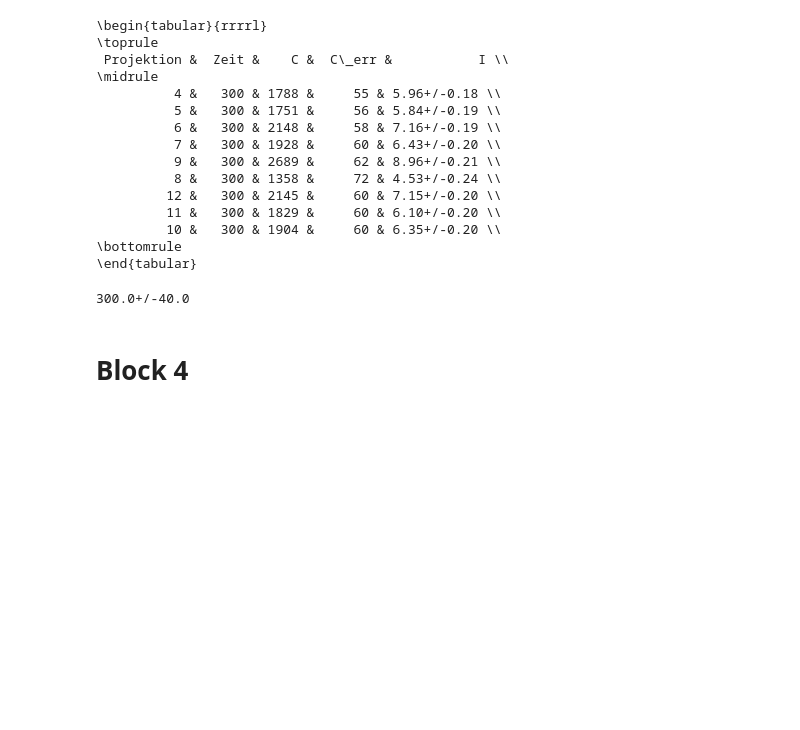
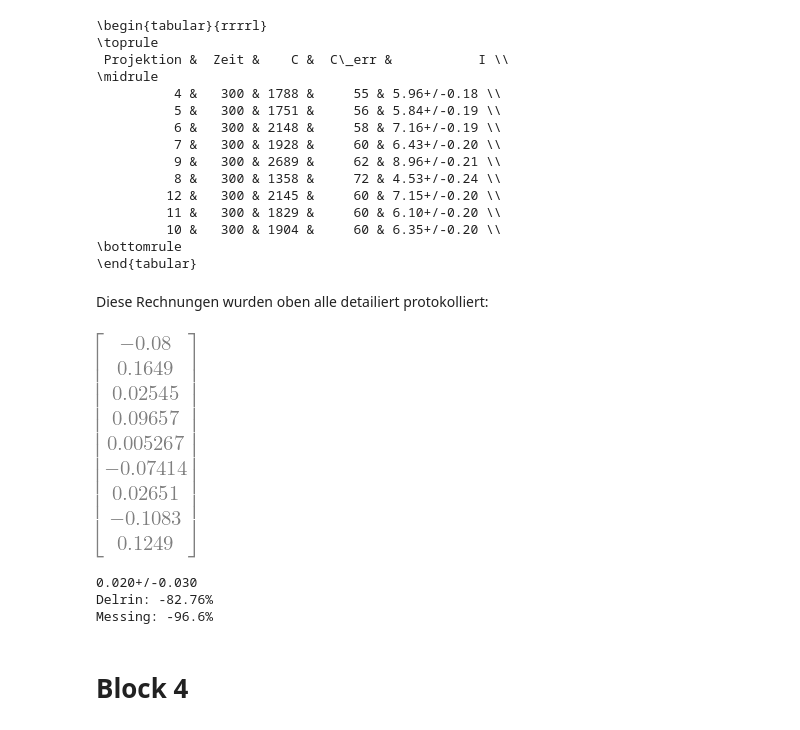
Before and after one commit to Ballasch/V14, a Jupyter notebook: Code.ipynb, the cells around one changed output. Cells and saved outputs as stored; diff of their text form; code cells hidden in the pictures; blank space fills up the shorter version.

```diff
--- a/Code.ipynb
+++ b/Code.ipynb
@@ -376,10 +376,46 @@ print(df.to_latex(index=False))
          10 &   300 & 1904 &     60 & 6.35+/-0.20 \\
 \bottomrule
 \end{tabular}
-# %%
-ufloat(150,20)*2
-# %% [output]
-300.0+/-40.0
+# %% [markdown]
+Diese Rechnungen wurden oben alle detailiert protokolliert:
+# %%
+A = Matrix(matArr[j-1])
+N_vec = Matrix(C/t)
+#Diagonalwerte der Gewichtungsmatrix
+Nj = C/t
+Nj_err = C_err/t
+w_i  =  [np.sqrt((I_0_err[I0_index[k]]/I_0[I0_index[k]])**2 + (Nj_err[i]/Nj[i])**2) for i,k in enumerate(j)]
+W = Matrix(np.diag(w_i))
+
+mu = (A.transpose()*W*A).inv()*(A.transpose()*W*N_vec)
+(mu/100).evalf(4) #Konvertiere von 1/m zu 1/cm
+# %% [output]
+[figure, added]
+# %%
+muArr = np.array(mu/100).astype(np.float64)
+mean = np.mean(muArr)
+mean_err = np.std(muArr)/np.sqrt(len(muArr))
+mean_full = ufloat(mean,mean_err)
+print(mean_full)
+
+
+theo = {
+    0.2007:"Aluminium",
+    1.1741:"Blei",
+    0.5705:"Eisen",
+    0.5917:"Messing",
+    0.1167:"Delrin"
+}
+theo_inv = {theo[value]:value for value in theo}
+
+naechsterWert = list(theo)[np.argmin([np.abs(mean-value) for value in theo])]
+print(theo[naechsterWert]+": "+ str(np.around((mean/naechsterWert-1)*100,2))+"%")
+naechsterWert = theo_inv["Messing"]
+print(theo[naechsterWert]+": "+ str(np.around((mean/naechsterWert-1)*100,2))+"%")
+# %% [output]
+0.020+/-0.030
+Delrin: -82.76%
+Messing: -96.6%
 # %% [markdown]
 # Block 4
 # %%
```
Also changed, not shown: parts of 1 cell of this notebook, 2 other files.
